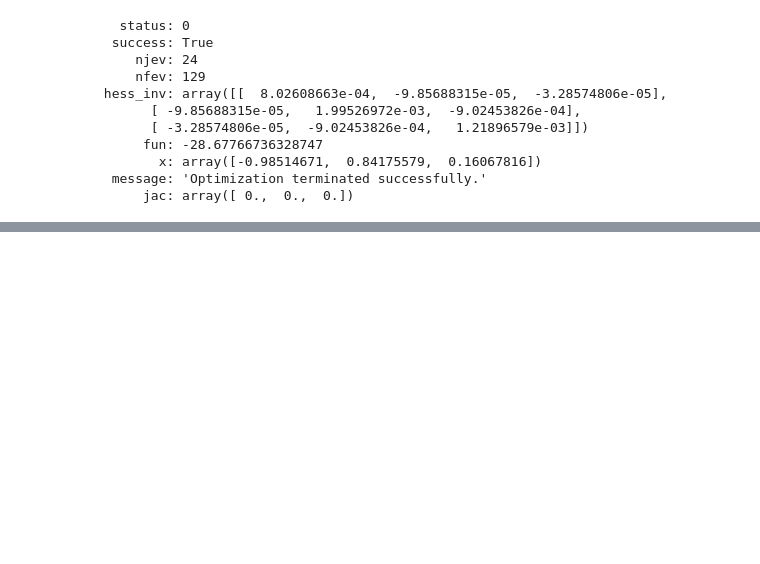
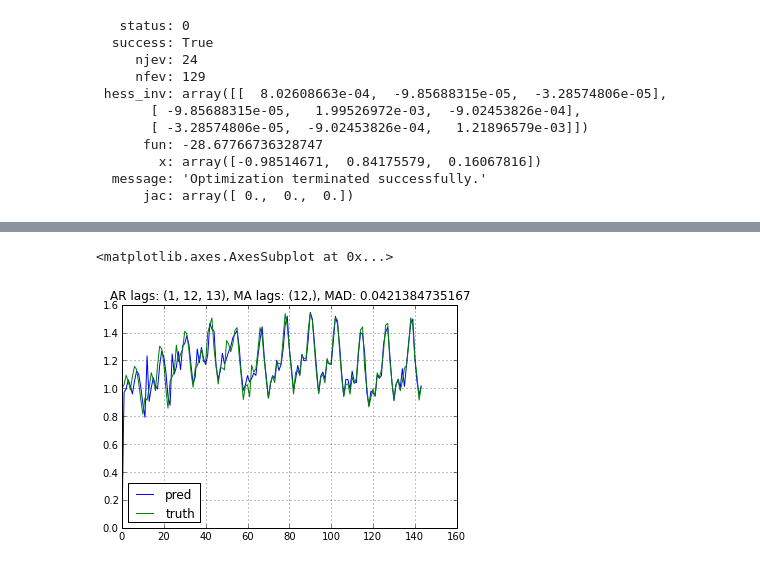
Before and after one commit to blue-yonder/pydse, a Jupyter notebook: notebooks/airline.ipynb, the cells around one changed output, grey strips where cells are left out. Drawn from its saved outputs; the diff is of its cells as text; code cells hidden in the pictures; blank space fills up the shorter version.

Commit message:
Added a minic function to estimate parameters

```diff
--- a/notebooks/airline.ipynb
+++ b/notebooks/airline.ipynb
@@ -69,0 +71,13 @@ MAD
+# %%
+from pydse.arma import minic
+from pydse.utils import make_lag_arr
+best_ar_lags, best_ma_lags = minic([1, 11, 12, 13], [1, 11, 12, 13], residual)
+arma = ARMA(A=make_lag_arr(best_ar_lags), B=make_lag_arr(best_ma_lags), rand_state=0)
+arma.fix_constants()
+arma.est_params(residual)
+result = pd.DataFrame({'pred': arma.forecast(residual)[:, 0], 'truth': residual.values})
+MAD = np.mean(np.abs(result['pred'][20:] - result['truth'][20:]))
+result.plot(title="AR lags: {}, MA lags: {}, MAD: {}".format(best_ar_lags, best_ma_lags, MAD))
+# %% [output]
+<matplotlib.axes.AxesSubplot at 0x...>
+[figure, added]
```
Also changed, not shown: parts of 5 cells of this notebook, 7 other files.
